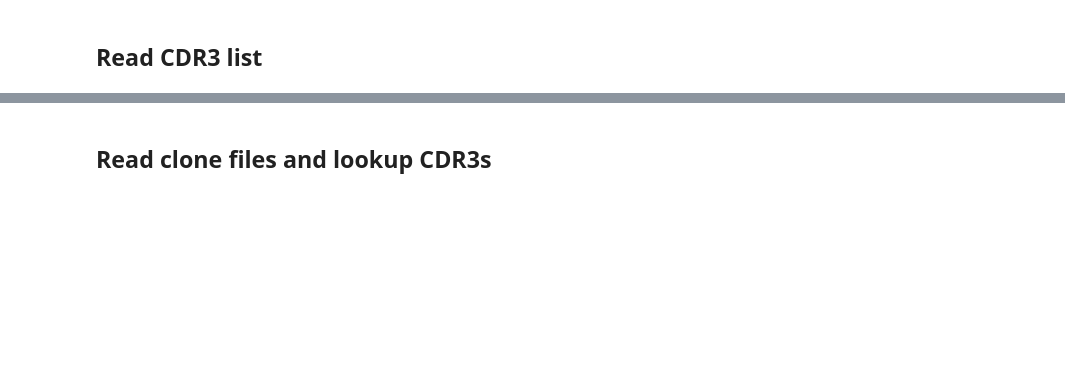
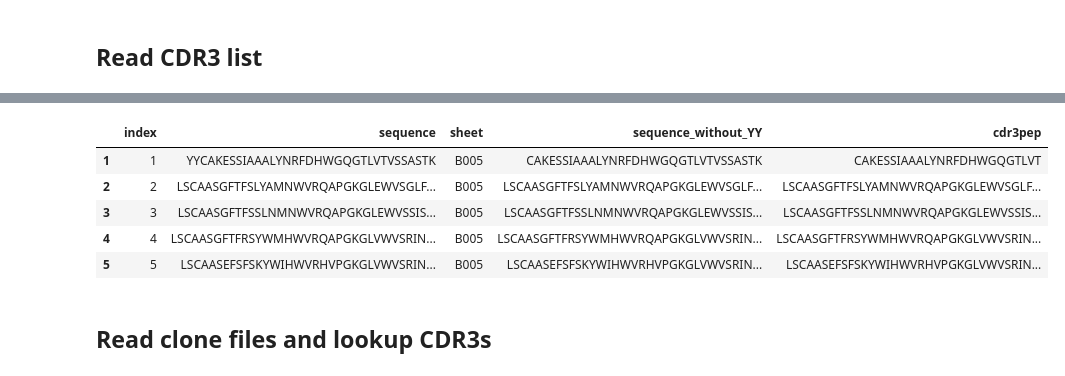
Before and after one commit to EDS-Bioinformatics-Laboratory/reseda, a Jupyter notebook: NOTEBOOKS/LookupCdr3.ipynb, the cells around one changed output, grey strips where cells are left out. Cells and saved outputs as stored; diff of their text form; code cells hidden in the pictures; blank space fills up the shorter version.

```diff
--- a/NOTEBOOKS/LookupCdr3.ipynb
+++ b/NOTEBOOKS/LookupCdr3.ipynb
@@ -30,0 +12,4 @@ df_cdr3
+# %%
+xl = pd.ExcelFile(myfile)
+sheet_names = xl.sheet_names  # see all sheet names
+sheet_names
@@ -31,3 +59,26 @@ df_cdr3
+# %%
+def f1(x): # remove first two amino acids if it starts with YY
+    if x.startswith("YY"):
+        return(x[2:])
+    else:
+        return(x)
+
+def f2(x): # remove everything after the "VT" if the pattern "VTVS" is in the sequence
+    x = x.split("VTVS")
+    if len(x) > 2:
+        print("WARNING: multiple times VTVS in sequence", x)
+    return(x[0] + "VT")
+
+df_cdr3['sequence_without_YY'] = [x for x in map(f1, df_cdr3['sequence'])]
+df_cdr3['cdr3pep'] = [x for x in map(f2, df_cdr3['sequence_without_YY'])]
+df_cdr3.head()
+# %% [output]
+|  | index | sequence | sheet | sequence_without_YY | cdr3pep |
+| 1 | 1 | YYCAKESSIAAALYNRFDHWGQGTLVTVSSASTK | B005 | CAKESSIAAALYNRFDHWGQGTLVTVSSASTK | CAKESSIAAALYNRFDHWGQGTLVT |
+| 2 | 2 | LSCAASGFTFSLYAMNWVRQAPGKGLEWVSGLF... | B005 | LSCAASGFTFSLYAMNWVRQAPGKGLEWVSGLF... | LSCAASGFTFSLYAMNWVRQAPGKGLEWVSGLF... |
+| 3 | 3 | LSCAASGFTFSSLNMNWVRQAPGKGLEWVSSIS... | B005 | LSCAASGFTFSSLNMNWVRQAPGKGLEWVSSIS... | LSCAASGFTFSSLNMNWVRQAPGKGLEWVSSIS... |
+| 4 | 4 | LSCAASGFTFRSYWMHWVRQAPGKGLVWVSRIN... | B005 | LSCAASGFTFRSYWMHWVRQAPGKGLVWVSRIN... | LSCAASGFTFRSYWMHWVRQAPGKGLVWVSRIN... |
+| 5 | 5 | LSCAASEFSFSKYWIHWVRHVPGKGLVWVSRIN... | B005 | LSCAASEFSFSKYWIHWVRHVPGKGLVWVSRIN... | LSCAASEFSFSKYWIHWVRHVPGKGLVWVSRIN... |
 # %% [markdown]
 ## Read clone files and lookup CDR3s
 # %%
```
Also changed, not shown: parts of 21 cells of this notebook, 2 other files.
